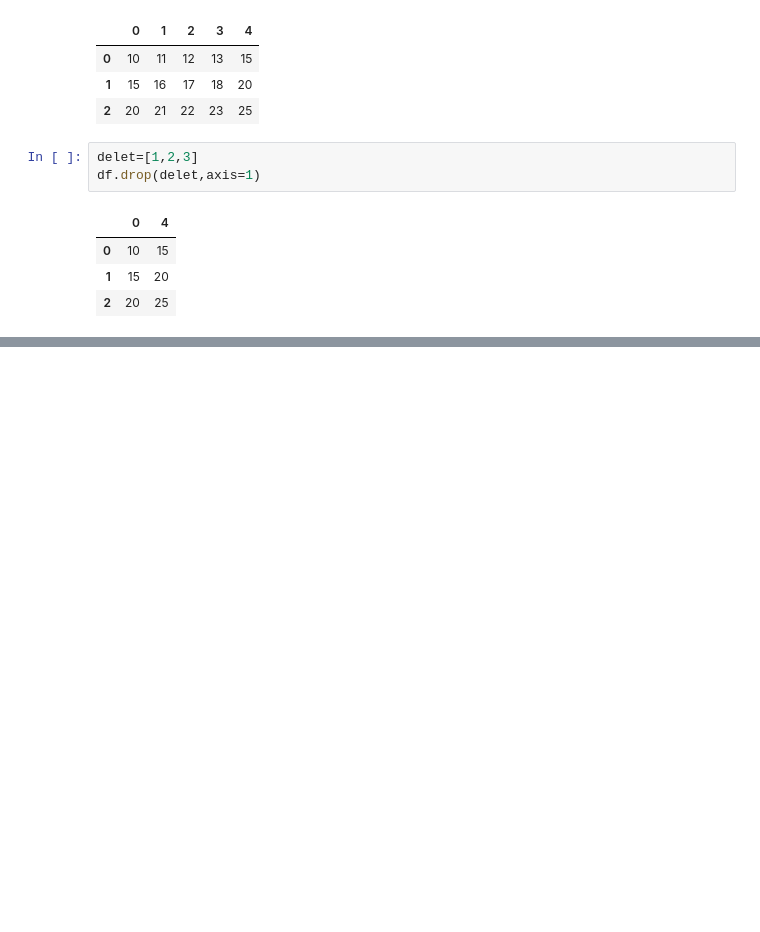
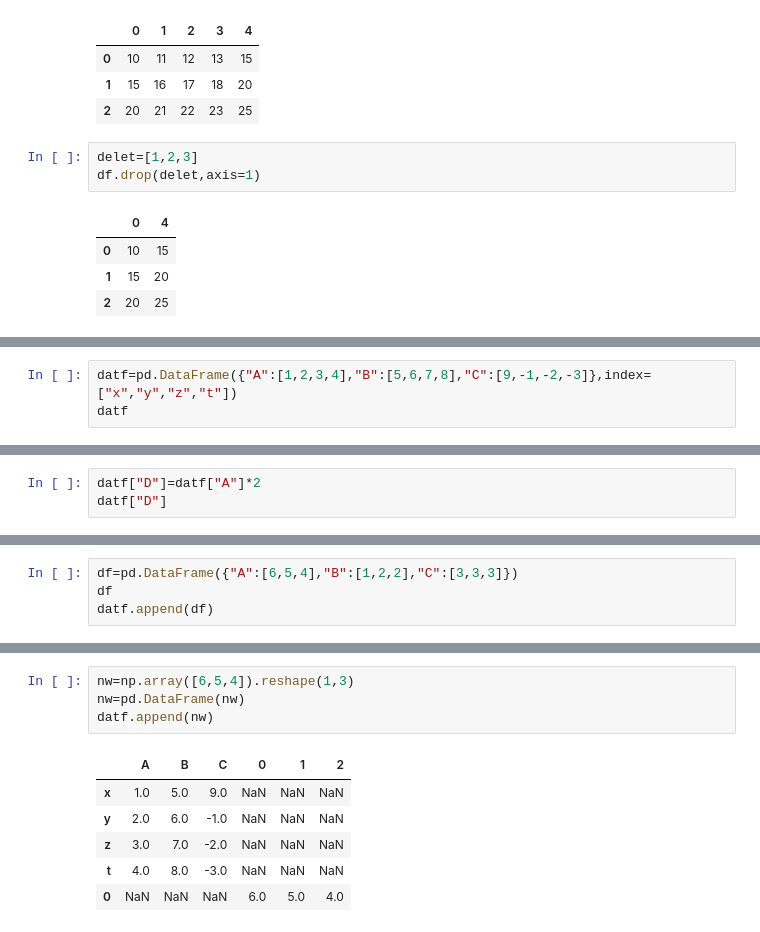
Before and after one commit to GokceSoylu/Data_Science, a Jupyter notebook: Panel Data/elemanIslemleri.ipynb, the cells around one changed output, grey strips where cells are left out. Drawn from its saved outputs; the diff is of its cells as text; blank space fills up the shorter version.

```diff
--- a/Panel Data/elemanIslemleri.ipynb
+++ b/Panel Data/elemanIslemleri.ipynb
@@ -134,0 +137,3 @@ df.drop(delet,axis=1)
+# %%
+datf=pd.DataFrame({"A":[1,2,3,4],"B":[5,6,7,8],"C":[9,-1,-2,-3]},index=["x","y","z","t"])
+datf
@@ -134,0 +156,3 @@ df.drop(delet,axis=1)
+# %%
+datf["D"]=datf["A"]*2
+datf["D"]
@@ -134,0 +176,4 @@ df.drop(delet,axis=1)
+# %%
+df=pd.DataFrame({"A":[6,5,4],"B":[1,2,2],"C":[3,3,3]})
+df
+datf.append(df)
@@ -134,0 +189,11 @@ df.drop(delet,axis=1)
+# %%
+nw=np.array([6,5,4]).reshape(1,3)
+nw=pd.DataFrame(nw)
+datf.append(nw)
+# %% [output]
+|  | A | B | C | 0 | 1 | 2 |
+| x | 1.0 | 5.0 | 9.0 | NaN | NaN | NaN |
+| y | 2.0 | 6.0 | -1.0 | NaN | NaN | NaN |
+| z | 3.0 | 7.0 | -2.0 | NaN | NaN | NaN |
+| t | 4.0 | 8.0 | -3.0 | NaN | NaN | NaN |
+| 0 | NaN | NaN | NaN | 6.0 | 5.0 | 4.0 |
```
Also changed, not shown: parts of 11 cells of this notebook.
